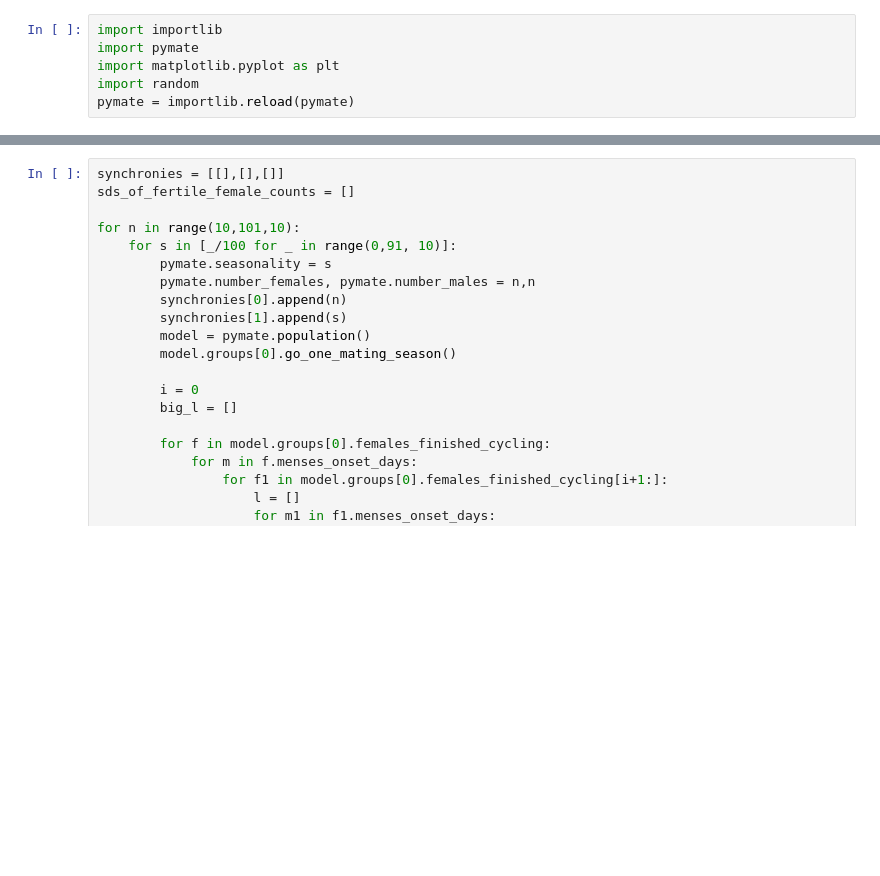
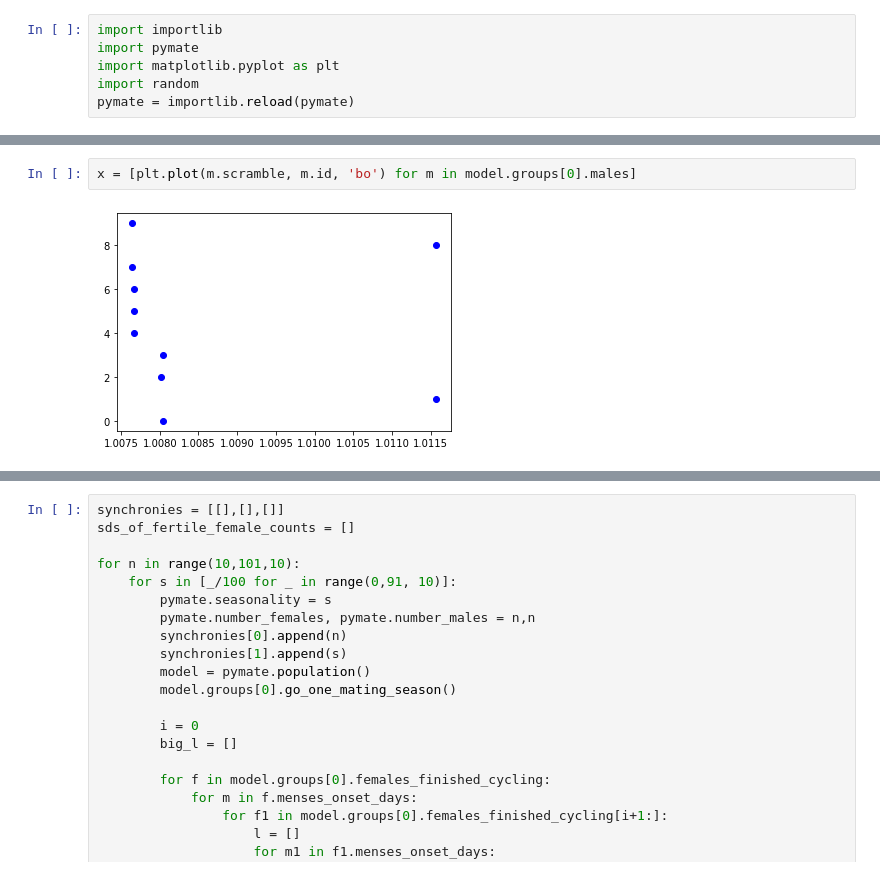
Before and after one commit to kevinrosenfield/FertilitySignalsABM, a Jupyter notebook: pymate_tests.ipynb, the cells around one changed output, grey strips where cells are left out. Cells and saved outputs as stored; diff of their text form; blank space fills up the shorter version.

```diff
--- a/pymate_tests.ipynb
+++ b/pymate_tests.ipynb
@@ -13,0 +85,4 @@ model = pymate.population()
+# %%
+x = [plt.plot(m.scramble, m.id, 'bo') for m in model.groups[0].males]
+# %% [output]
+[figure, added]
```
Also changed, not shown: parts of 29 cells of this notebook, 2 other files.
